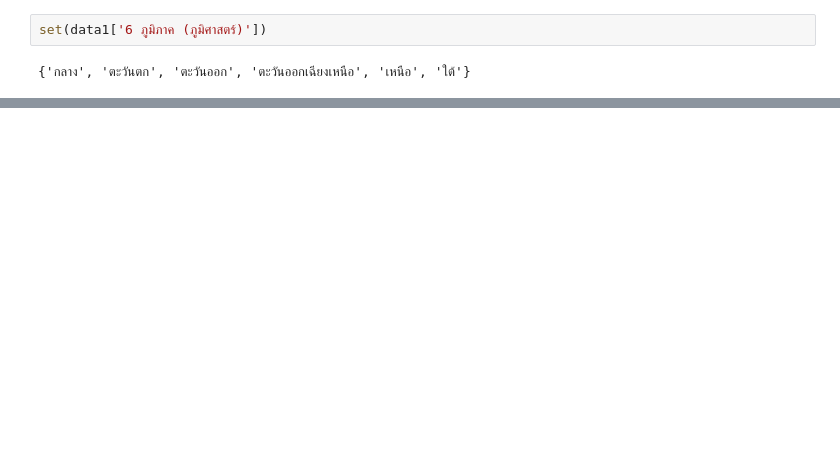
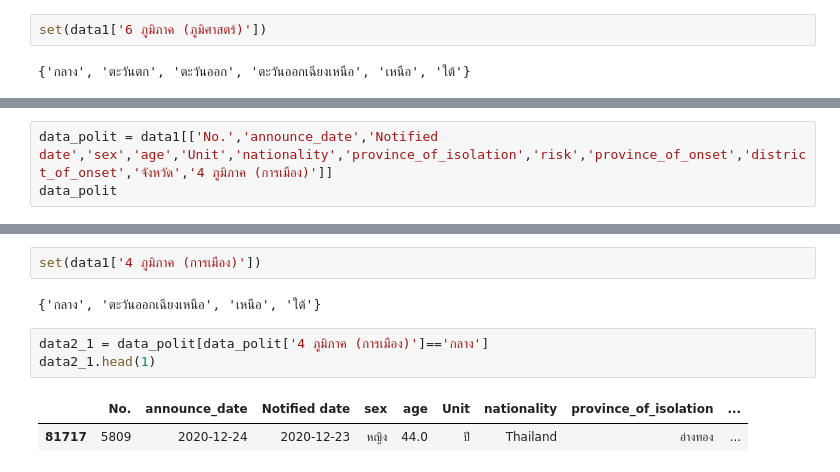
Before and after one commit to Athitiya00/data_viz_2022, a Jupyter notebook: BasicPython&DataViz_midterm2022.ipynb, the cells around one changed output, grey strips where cells are left out. Saved outputs shown, nothing was run; the diff lists cells and outputs as text; blank space fills up the shorter version.

```diff
--- a/BasicPython&DataViz_midterm2022.ipynb
+++ b/BasicPython&DataViz_midterm2022.ipynb
@@ -336,0 +380,3 @@ data6_2.head(1)
+# %%
+data_polit = data1[['No.','announce_date','Notified date','sex','age','Unit','nationality','province_of_isolation','risk','province_of_onset','district_of_onset','จังหวัด','4 ภูมิภาค (การเมือง)']]
+data_polit
@@ -336,0 +397,10 @@ data6_2.head(1)
+# %%
+set(data1['4 ภูมิภาค (การเมือง)'])
+# %% [output]
+{'กลาง', 'ตะวันออกเฉียงเหนือ', 'เหนือ', 'ใต้'}
+# %%
+data2_1 = data_polit[data_polit['4 ภูมิภาค (การเมือง)']=='กลาง']
+data2_1.head(1)
+# %% [output]
+|  | No. | announce_date | Notified date | sex | age | Unit | nationality | province_of_isolation | ... |
+| 81717 | 5809 | 2020-12-24 | 2020-12-23 | หญิง | 44.0 | ปี | Thailand | อ่างทอง | ... |
```
Also changed, not shown: parts of 29 cells of this notebook.
